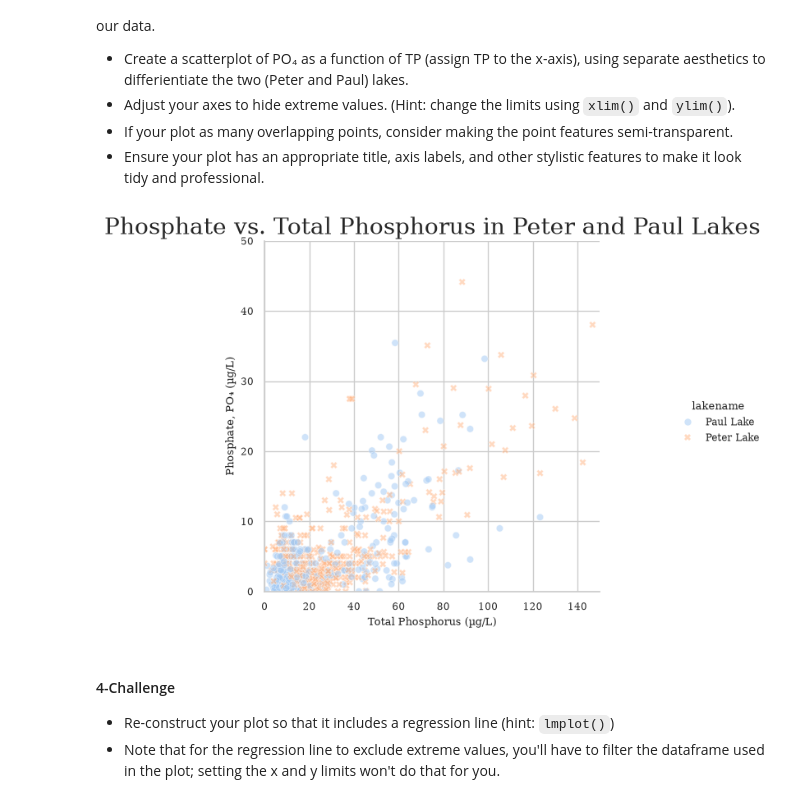
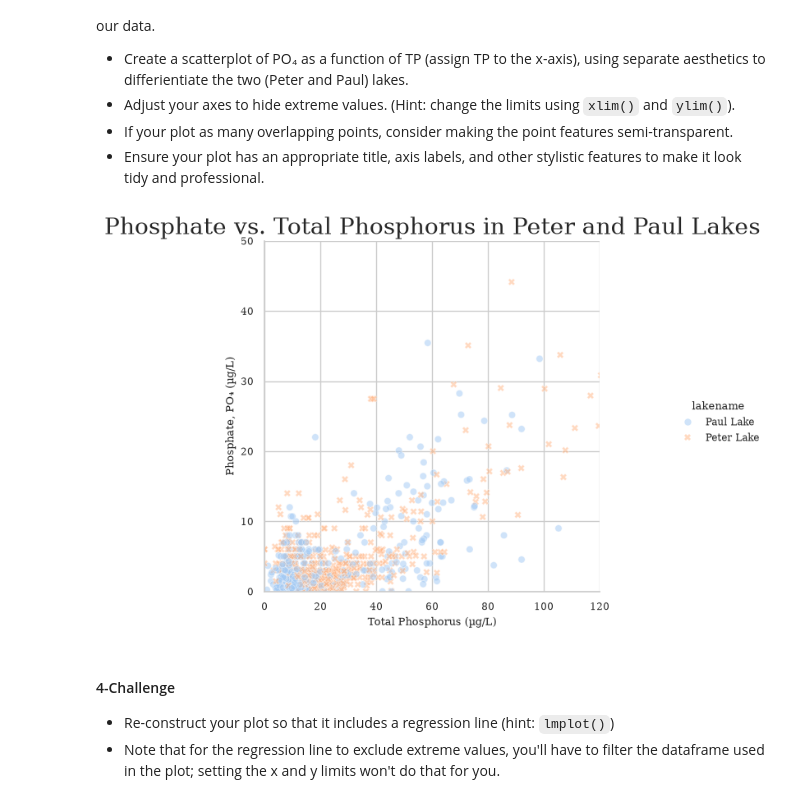
Before and after one commit to peytonrsmith/ENV700, a Jupyter notebook: assignments/A5-DataVisualization.ipynb, the cells around one changed output. Saved outputs shown, nothing was run; the diff lists cells and outputs as text; code cells hidden in the pictures.

```diff
--- a/assignments/A5-DataVisualization.ipynb
+++ b/assignments/A5-DataVisualization.ipynb
@@ -141,22 +124,22 @@ Total Phosphorus (TP) measures every form of phosphorus in a lake, while phospha
 # %%
 # 4. Create a scatterplot of PO4 vs TP
 g = sns.relplot(
     data=NTL_LTER,
     x="tp_ug",
     y="po4",
     hue="lakename",
     style="lakename",
     alpha=0.5,
     kind="scatter",
 ).set(
     title="Phosphate vs. Total Phosphorus in Peter and Paul Lakes",
     xlabel="Total Phosphorus (µg/L)",
     ylabel="Phosphate, PO₄ (µg/L)",
-    xlim=(0, 150),
+    xlim=(0, 120),
     ylim=(0, 50),
 );
 # %% [output]
-[figure, old version]
+[figure, new version]
 # %% [markdown]
 #### 4-Challenge
 * Re-construct your plot so that it includes a regression line (hint: `lmplot()`)
```
Also changed, not shown: parts of 12 cells of this notebook.
